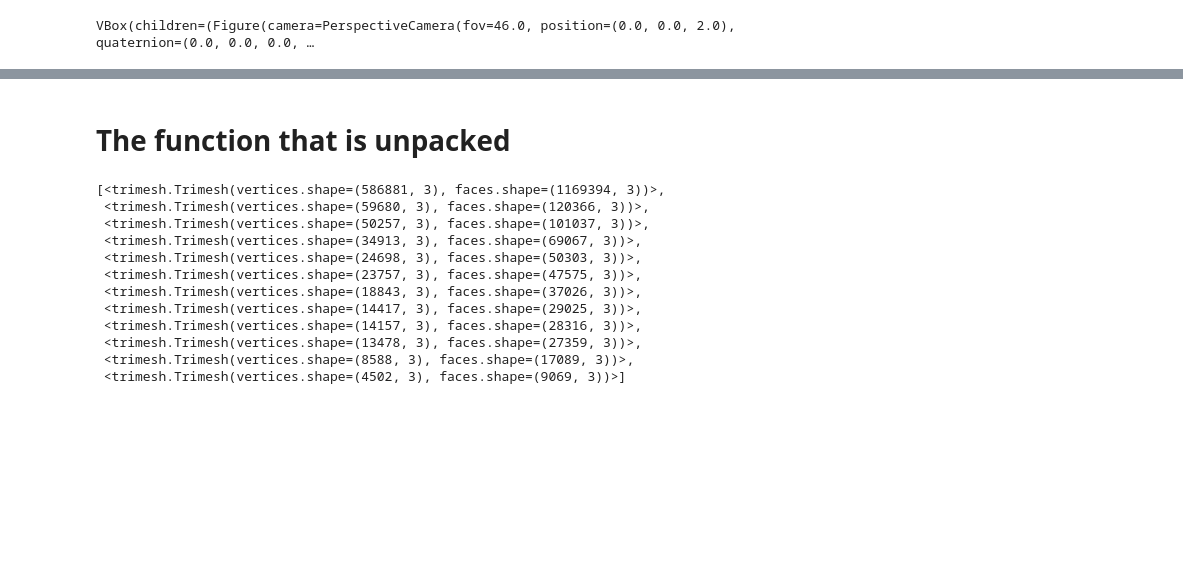
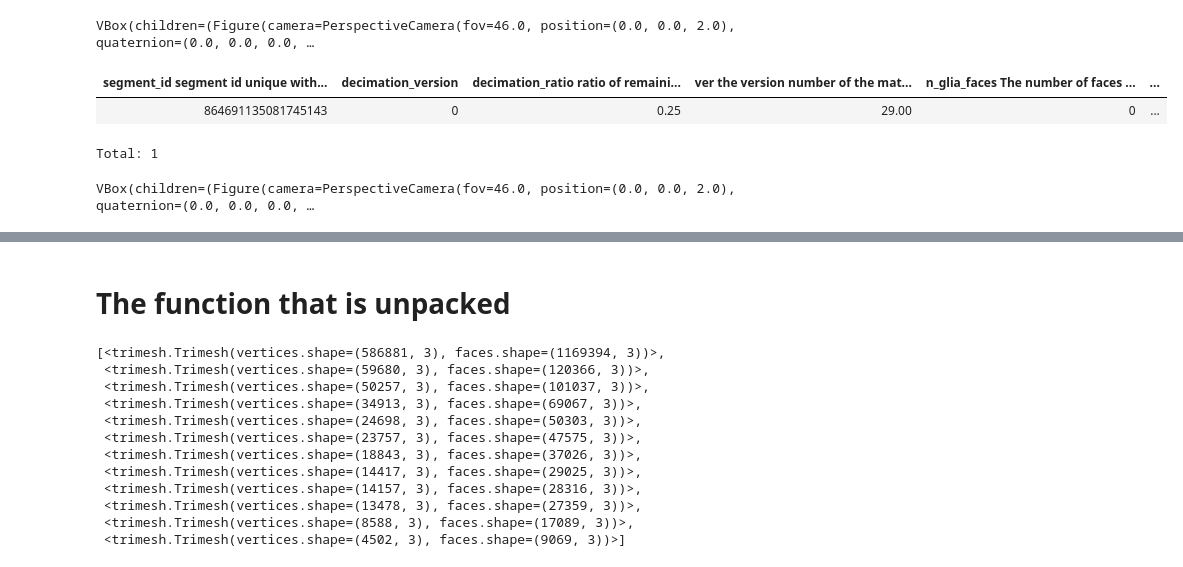
Before and after one commit to celiibrendan/neuron_mesh_tools, a Jupyter notebook: Auto_Proofreading/Soma_Splitting/Soma_Detection_Debug/Soma_Detection_Unpacked.ipynb, the cells around one changed output, grey strips where cells are left out. Cells and saved outputs as stored; diff of their text form; code cells hidden in the pictures; blank space fills up the shorter version.

```diff
--- a/Auto_Proofreading/Soma_Splitting/Soma_Detection_Debug/Soma_Detection_Unpacked.ipynb
+++ b/Auto_Proofreading/Soma_Splitting/Soma_Detection_Debug/Soma_Detection_Unpacked.ipynb
@@ -34,4 +34,4 @@ INFO - 2021-01-10 02:03:51,794 - settings - Setting enable_python_native_blobs t
 # %% [markdown]
 # 1/6 Debugging Missed Soma
 # %%
-segment_id = 864691134947393276
+segment_id = 864691135081745143
@@ -41,3 +47,13 @@ current_neuron = du.fetch_segment_id_mesh(segment_id)
 nviz.plot_objects(current_neuron)
 # %% [output]
 VBox(children=(Figure(camera=PerspectiveCamera(fov=46.0, position=(0.0, 0.0, 2.0), quaternion=(0.0, 0.0, 0.0, …
+# %%
+minnie.NeuronGliaNuclei() & dict(segment_id=segment_id)
+# %% [output]
+| segment_id segment id unique with... | decimation_version | decimation_ratio ratio of remaini... | ver the version number of the mat... | n_glia_faces The number of faces ... | ... |
+| 864691135081745143 | 0 | 0.25 | 29.00 | 0 | ... |
+Total: 1
+# %%
+nviz.plot_objects(meshes=nuclei_pieces)
+# %% [output]
+VBox(children=(Figure(camera=PerspectiveCamera(fov=46.0, position=(0.0, 0.0, 2.0), quaternion=(0.0, 0.0, 0.0, …
```
Also changed, not shown: parts of 13 cells of this notebook, 3 other files.
